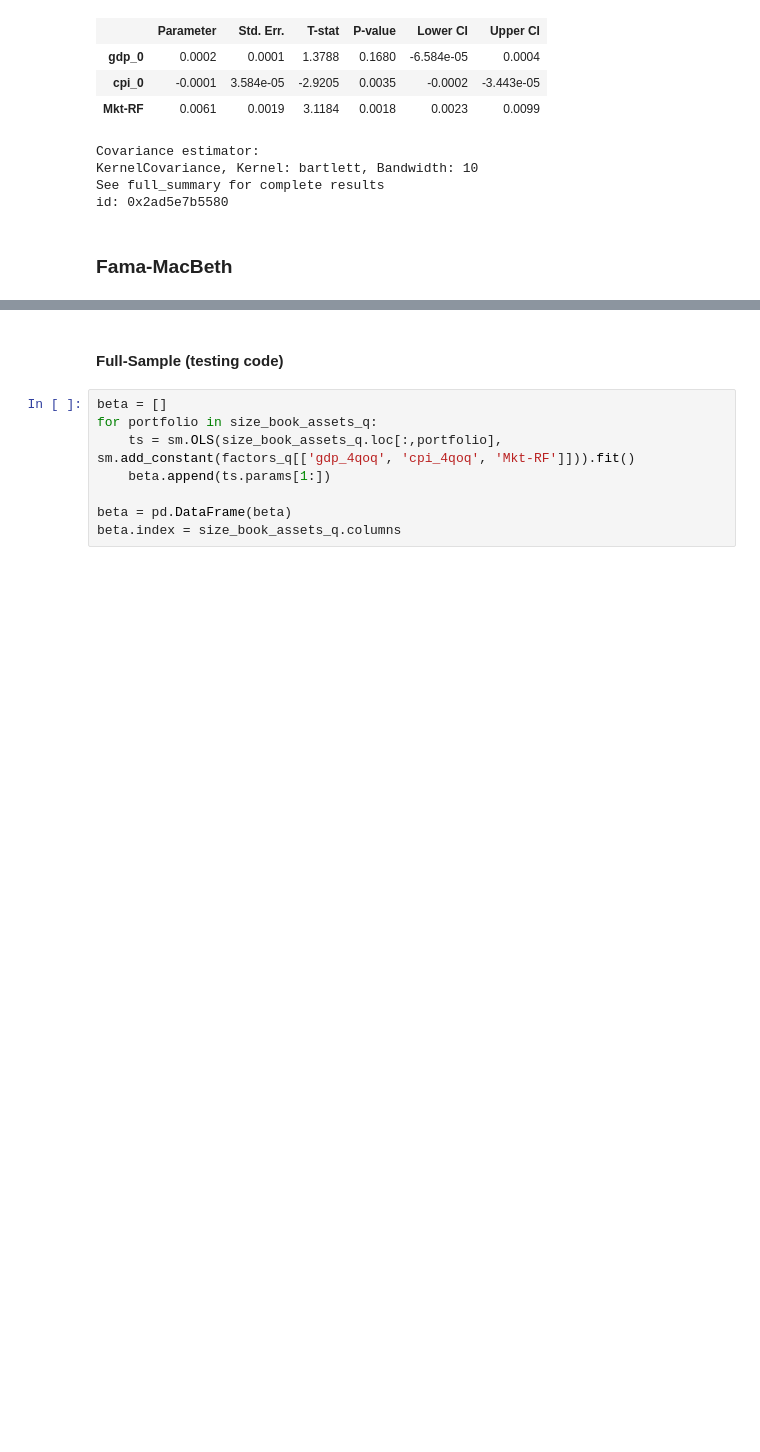
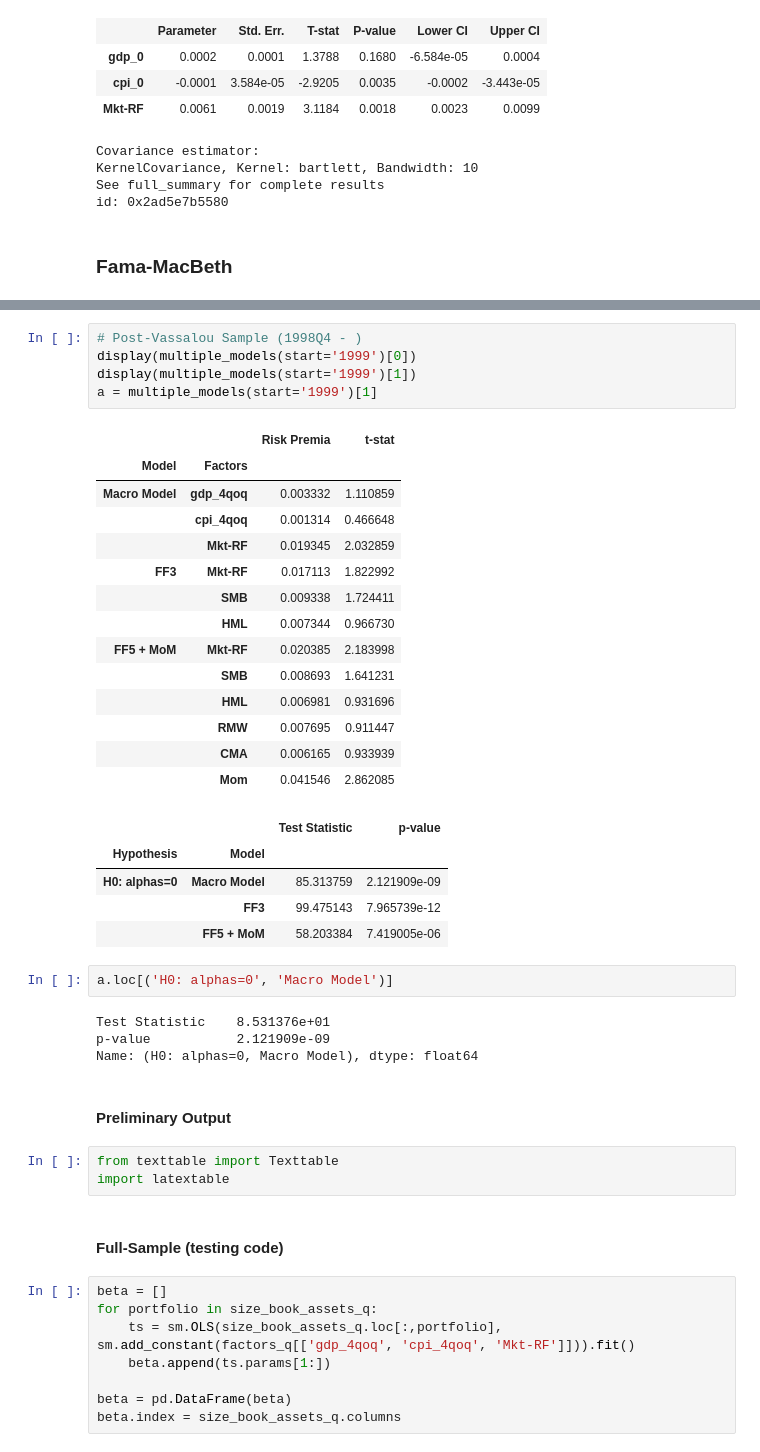
Before and after one commit to santoromano/Macro-Cross-Sectional-Analysis, a Jupyter notebook: empirics.ipynb, the cells around one changed output, grey strips where cells are left out. Drawn from its saved outputs; the diff is of its cells as text; blank space fills up the shorter version.

Commit message:
Begin output

```diff
--- a/empirics.ipynb
+++ b/empirics.ipynb
@@ -535,3 +562,39 @@ from scipy.stats import chi2
+# %%
+# Post-Vassalou Sample (1998Q4 - )
+display(multiple_models(start='1999')[0])
+display(multiple_models(start='1999')[1])
+a = multiple_models(start='1999')[1]
+# %% [output]
+|  |  | Risk Premia | t-stat |
+| Model | Factors |  |  |
+| Macro Model | gdp_4qoq | 0.003332 | 1.110859 |
+|  | cpi_4qoq | 0.001314 | 0.466648 |
+|  | Mkt-RF | 0.019345 | 2.032859 |
+| FF3 | Mkt-RF | 0.017113 | 1.822992 |
+|  | SMB | 0.009338 | 1.724411 |
+|  | HML | 0.007344 | 0.966730 |
+| FF5 + MoM | Mkt-RF | 0.020385 | 2.183998 |
+|  | SMB | 0.008693 | 1.641231 |
+|  | HML | 0.006981 | 0.931696 |
+|  | RMW | 0.007695 | 0.911447 |
+|  | CMA | 0.006165 | 0.933939 |
+|  | Mom | 0.041546 | 2.862085 |
+|  |  | Test Statistic | p-value |
+| Hypothesis | Model |  |  |
+| H0: alphas=0 | Macro Model | 85.313759 | 2.121909e-09 |
+|  | FF3 | 99.475143 | 7.965739e-12 |
+|  | FF5 + MoM | 58.203384 | 7.419005e-06 |
+# %%
+a.loc[('H0: alphas=0', 'Macro Model')]
+# %% [output]
+Test Statistic    8.531376e+01
+p-value           2.121909e-09
+Name: (H0: alphas=0, Macro Model), dtype: float64
+# %% [markdown]
+#### Preliminary Output
+# %%
+from texttable import Texttable
+import latextable
 # %% [markdown]
 #### Full-Sample (testing code)
 # %%
```
Also changed, not shown: parts of 7 cells of this notebook.
